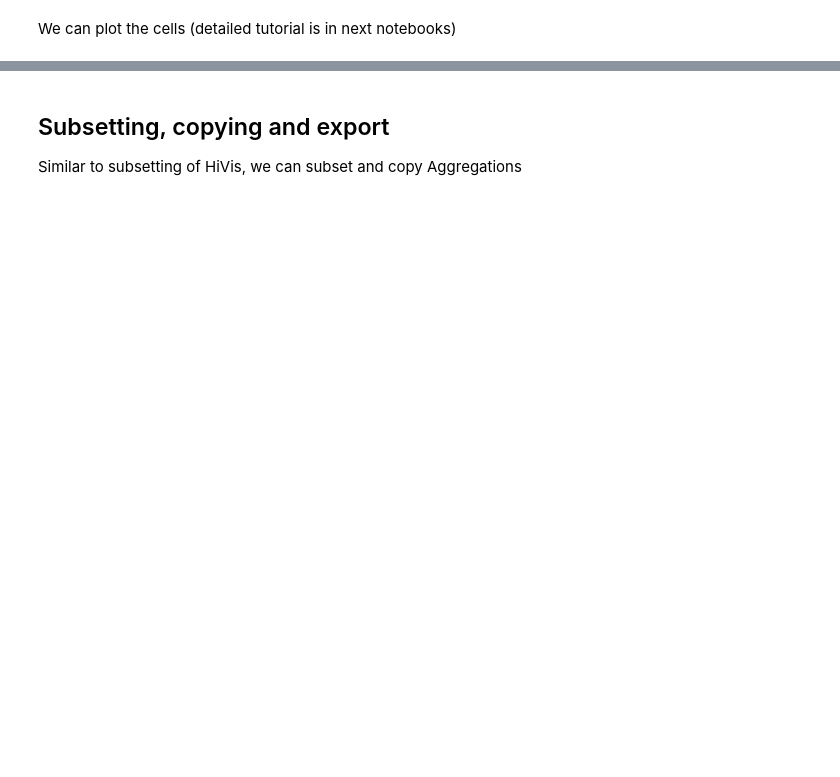
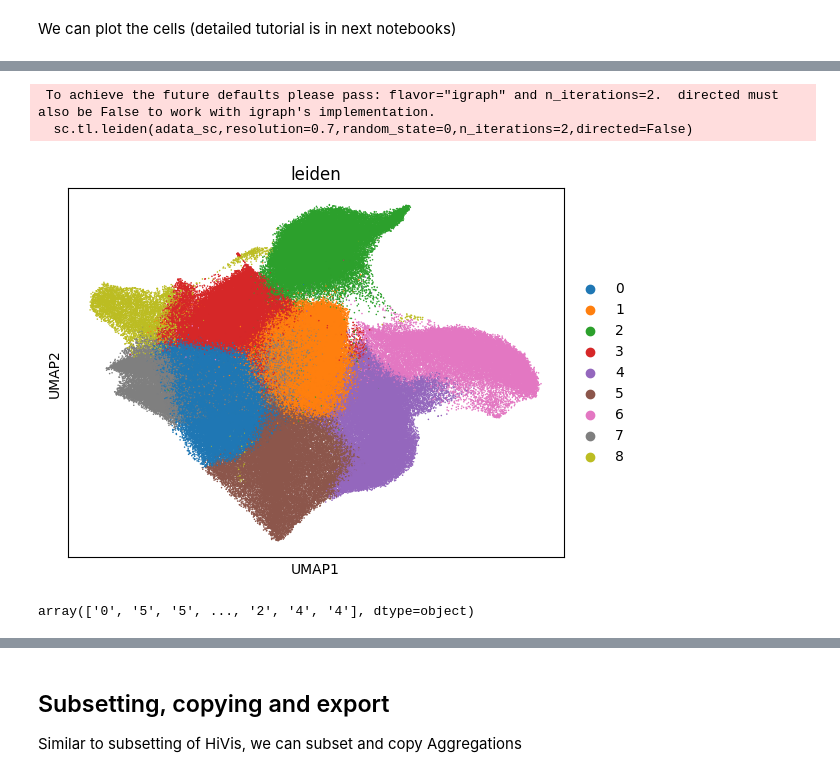
Before and after one commit to roynov01/HiVis, a Jupyter notebook: tutorials/3_single-cell_aggregation.ipynb, the cells around one changed output, grey strips where cells are left out. Saved outputs shown, nothing was run; the diff lists cells and outputs as text; code cells hidden in the pictures; blank space fills up the shorter version.

```diff
--- a/tutorials/3_single-cell_aggregation.ipynb
+++ b/tutorials/3_single-cell_aggregation.ipynb
@@ -62,0 +108,26 @@ plt.tight_layout()
+# %%
+import scanpy as sc
+
+adata_sc = si.agg["SC"].adata.copy()
+sc.pp.normalize_total(adata_sc, target_sum=1e4)
+adata_sc.var["expression_mean"] = np.array(adata_sc.X.mean(axis=0)).flatten()/1e4
+adata_sc.var["expression_max"] =  np.array(adata_sc.X.max(axis=0).toarray()).flatten()/1e4
+sc.pp.log1p(adata_sc)
+sc.pp.highly_variable_genes(adata_sc, n_top_genes=1000)
+adata_sc_full = adata_sc.copy()
+adata_sc = adata_sc[:,(adata_sc.var['highly_variable'] == True) ].copy()
+sc.pp.scale(adata_sc, max_value=10)
+sc.tl.pca(adata_sc, svd_solver="arpack")
+sc.pp.neighbors(adata_sc, n_neighbors=15, n_pcs=20)
+sc.tl.umap(adata_sc)
+sc.tl.leiden(adata_sc,resolution=0.7,random_state=0,n_iterations=2,directed=False)
+sc.pl.umap(adata_sc,color="leiden",size=5)
+# %% [output]
+ To achieve the future defaults please pass: flavor="igraph" and n_iterations=2.  directed must also be False to work with igraph's implementation.
+  sc.tl.leiden(adata_sc,resolution=0.7,random_state=0,n_iterations=2,directed=False)
+[figure, added]
+# %%
+si.agg["SC"].merge(adata_sc,obs="leiden")
+si.agg["SC"]["leiden"]
+# %% [output]
+array(['0', '5', '5', ..., '2', '4', '4'], dtype=object)
```
Also changed, not shown: parts of 21 cells of this notebook, 5 other files.
